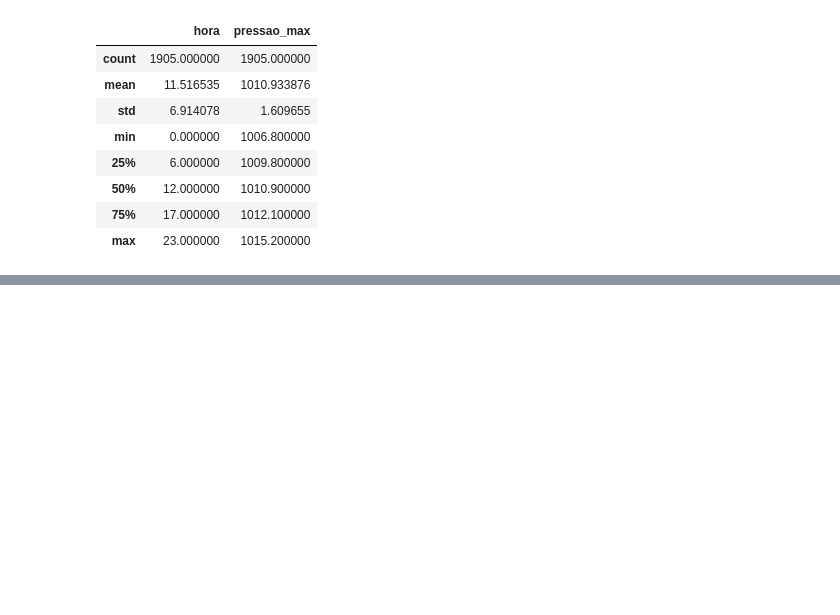
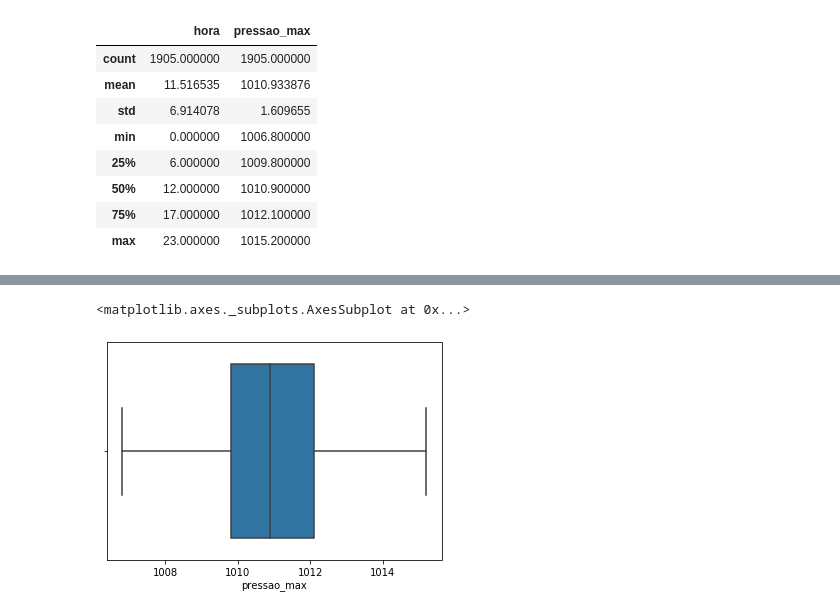
Before and after one commit to SamuelHericles/climate_data, a Jupyter notebook: Study_pressure.ipynb, the cells around one changed output, grey strips where cells are left out. Cells and saved outputs as stored; diff of their text form; code cells hidden in the pictures; blank space fills up the shorter version.

```diff
--- a/Study_pressure.ipynb
+++ b/Study_pressure.ipynb
@@ -108,0 +112,5 @@ sns.distplot(data_press_max.pressao)
+# %%
+sns.boxplot(data_press_max.pressao_max)
+# %% [output]
+<matplotlib.axes._subplots.AxesSubplot at 0x...>
+[figure, added]
```
Also changed, not shown: parts of 19 cells of this notebook.
